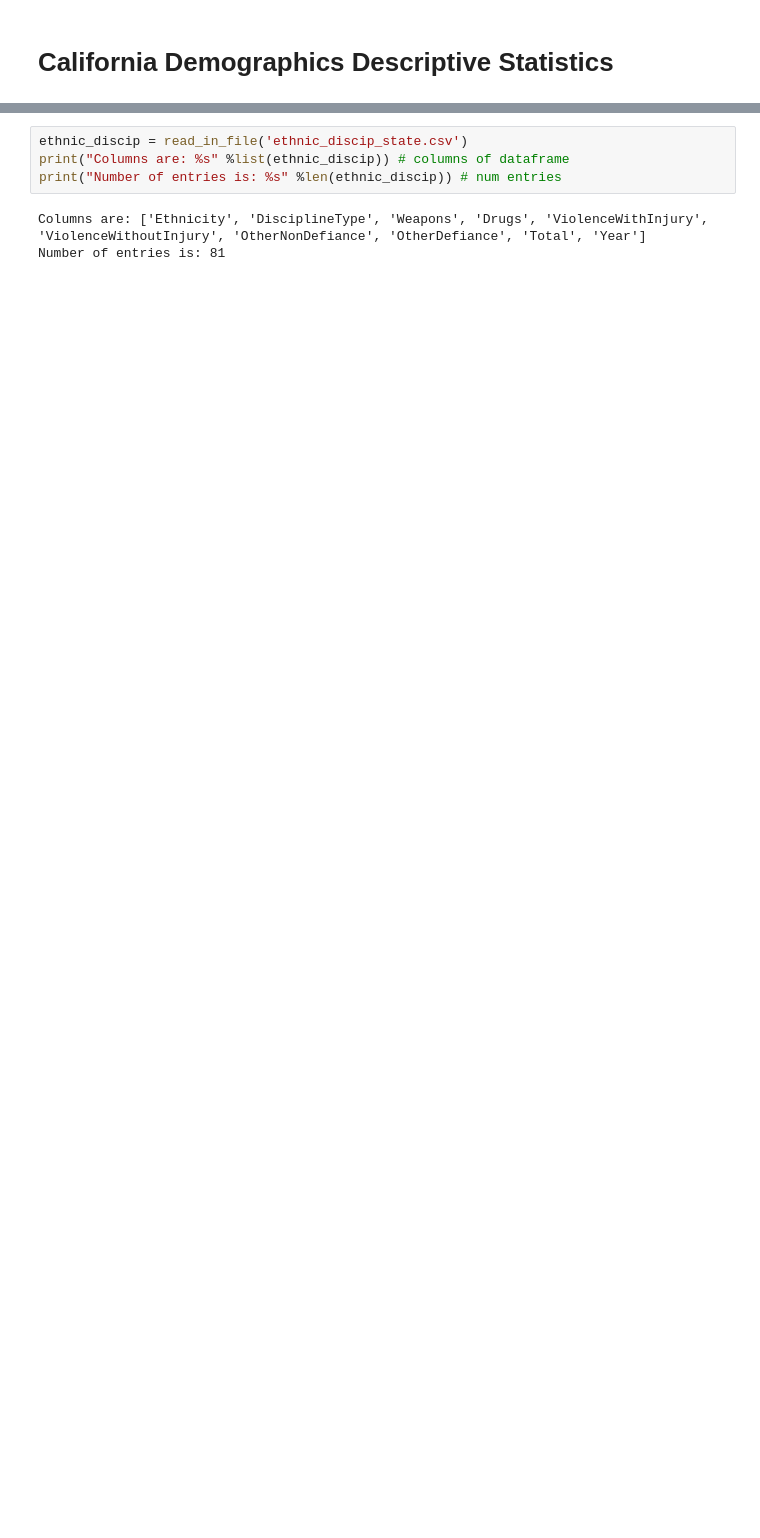
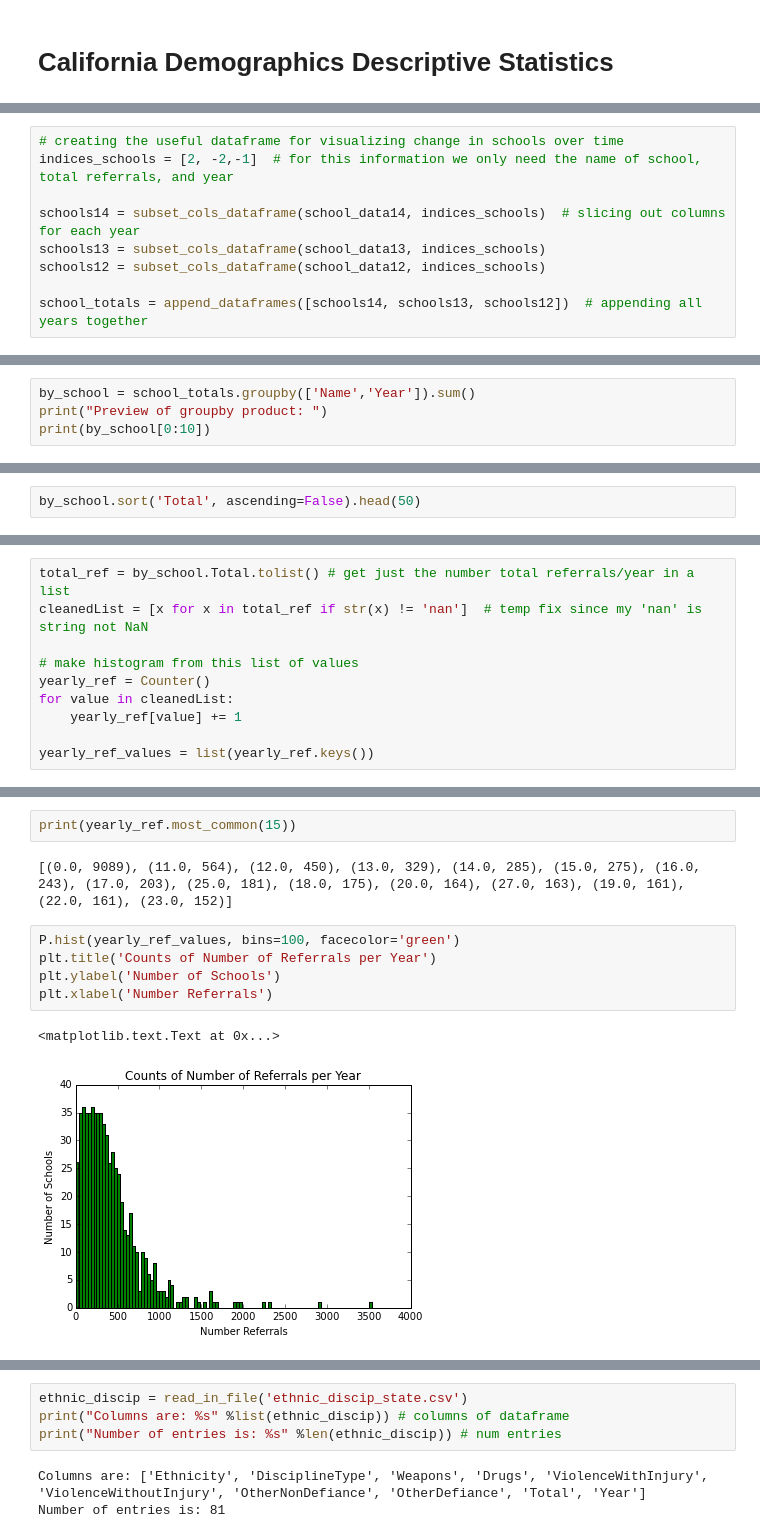
Before and after one commit to LizIzhikevich/0x606AA55, a Jupyter notebook: CaliforniaDemographics.ipynb, the cells around one changed output, grey strips where cells are left out. Drawn from its saved outputs; the diff is of its cells as text; blank space fills up the shorter version.

```diff
--- a/CaliforniaDemographics.ipynb
+++ b/CaliforniaDemographics.ipynb
@@ -12,0 +124,9 @@ def read_in_file(filename):
+# %%
+# creating the useful dataframe for visualizing change in schools over time
+indices_schools = [2, -2,-1]  # for this information we only need the name of school, total referrals, and year
+
+schools14 = subset_cols_dataframe(school_data14, indices_schools)  # slicing out columns for each year
+schools13 = subset_cols_dataframe(school_data13, indices_schools)
+schools12 = subset_cols_dataframe(school_data12, indices_schools)
+
+school_totals = append_dataframes([schools14, schools13, schools12])  # appending all years together
@@ -12,0 +135,4 @@ def read_in_file(filename):
+# %%
+by_school = school_totals.groupby(['Name','Year']).sum()
+print("Preview of groupby product: ")
+print(by_school[0:10])
@@ -12,0 +179,2 @@ def read_in_file(filename):
+# %%
+by_school.sort('Total', ascending=False).head(50)
@@ -12,0 +202,10 @@ def read_in_file(filename):
+# %%
+total_ref = by_school.Total.tolist() # get just the number total referrals/year in a list
+cleanedList = [x for x in total_ref if str(x) != 'nan']  # temp fix since my 'nan' is string not NaN
+
+# make histogram from this list of values
+yearly_ref = Counter()
+for value in cleanedList:
+    yearly_ref[value] += 1
+
+yearly_ref_values = list(yearly_ref.keys())
@@ -12,0 +214,12 @@ def read_in_file(filename):
+# %%
+print(yearly_ref.most_common(15))
+# %% [output]
+[(0.0, 9089), (11.0, 564), (12.0, 450), (13.0, 329), (14.0, 285), (15.0, 275), (16.0, 243), (17.0, 203), (25.0, 181), (18.0, 175), (20.0, 164), (27.0, 163), (19.0, 161), (22.0, 161), (23.0, 152)]
+# %%
+P.hist(yearly_ref_values, bins=100, facecolor='green')
+plt.title('Counts of Number of Referrals per Year')
+plt.ylabel('Number of Schools')
+plt.xlabel('Number Referrals')
+# %% [output]
+<matplotlib.text.Text at 0x...>
+[figure, added]
```
Also changed, not shown: parts of 40 cells of this notebook.
